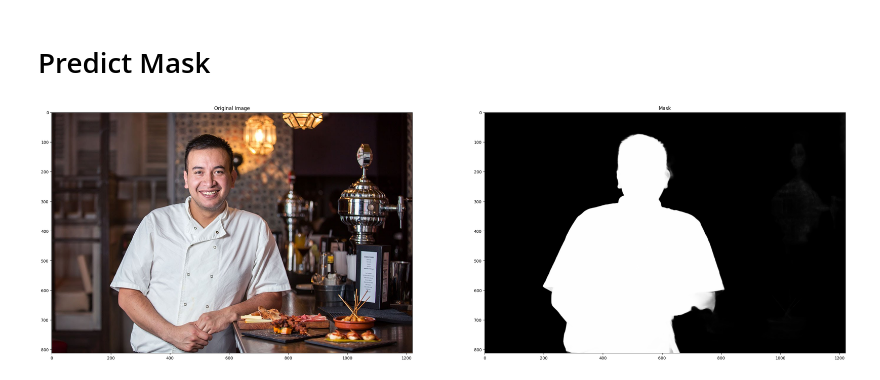
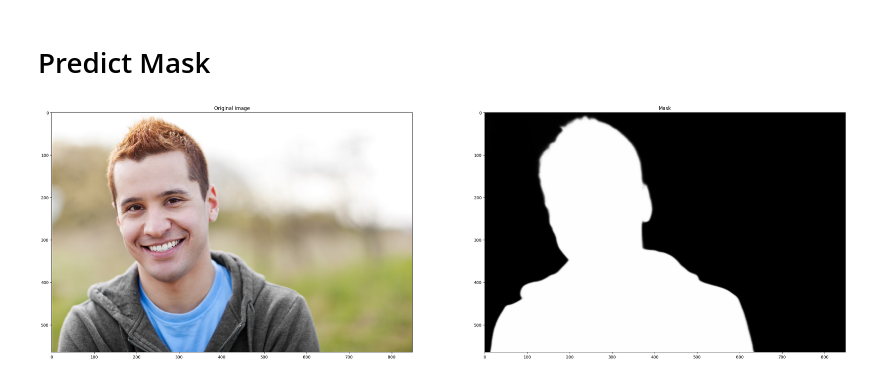
Before and after one commit to dimitarpg13/dichotomous_image_segmentation, a Jupyter notebook: Colab_Demo.ipynb, the cells around one changed output. Drawn from its saved outputs; the diff is of its cells as text; code cells hidden in the pictures.

```diff
--- a/Colab_Demo.ipynb
+++ b/Colab_Demo.ipynb
@@ -144,23 +144,23 @@ net = build_model(hypar, device)
 # %%
 #image_path = "https://i5.walmartimages.com/asr/43995148-22bf-4836-b6d3-e8f64a73be54.5398297e6f59fc510e0111bc6ff3a02a.jpeg"
 #image_path = "./demo_datasets/your_dataset/cld-sample-3.jpeg"
-image_path = "./demo_datasets/your_dataset/kitchen-bar.jpeg"
+image_path = "./demo_datasets/your_dataset/smiling-man.jpeg"
 
 #image_bytes = BytesIO(requests.get(image_path).content)
 image_bytes = open(image_path, "rb")
 image_tensor, orig_size = load_image(image_path, hypar)
 mask = predict(net,image_tensor,orig_size, hypar, device)
 f, ax = plt.subplots(1,2, figsize = (35,20))
 
 ax[0].imshow(np.array(Image.open(image_bytes))) # Original image
 ax[1].imshow(mask, cmap = 'gray') # retouched image
 
 ax[0].set_title("Original Image")
 ax[1].set_title("Mask")
 
 plt.show()
 
 im = Image.fromarray(mask)
-im.save("./demo_datasets/your_dataset_result/kitchen-bar_mask.jpeg")
+im.save("./demo_datasets/your_dataset_result/smiling-man_mask.jpeg")
 # %% [output]
-[figure, old version]
+[figure, new version]
```
